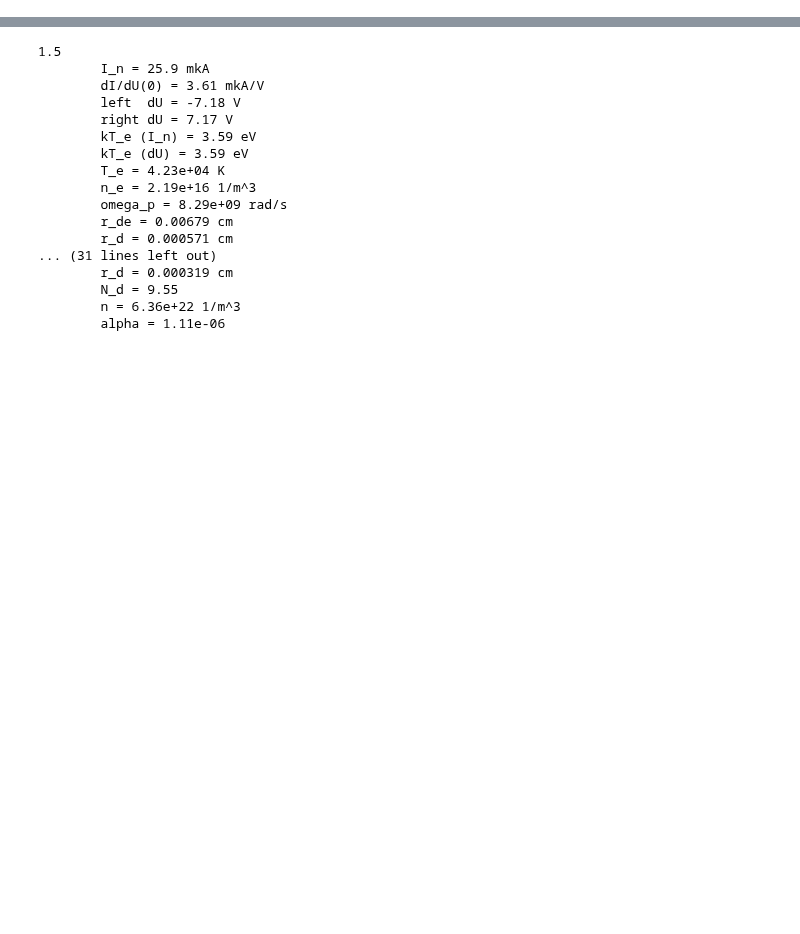
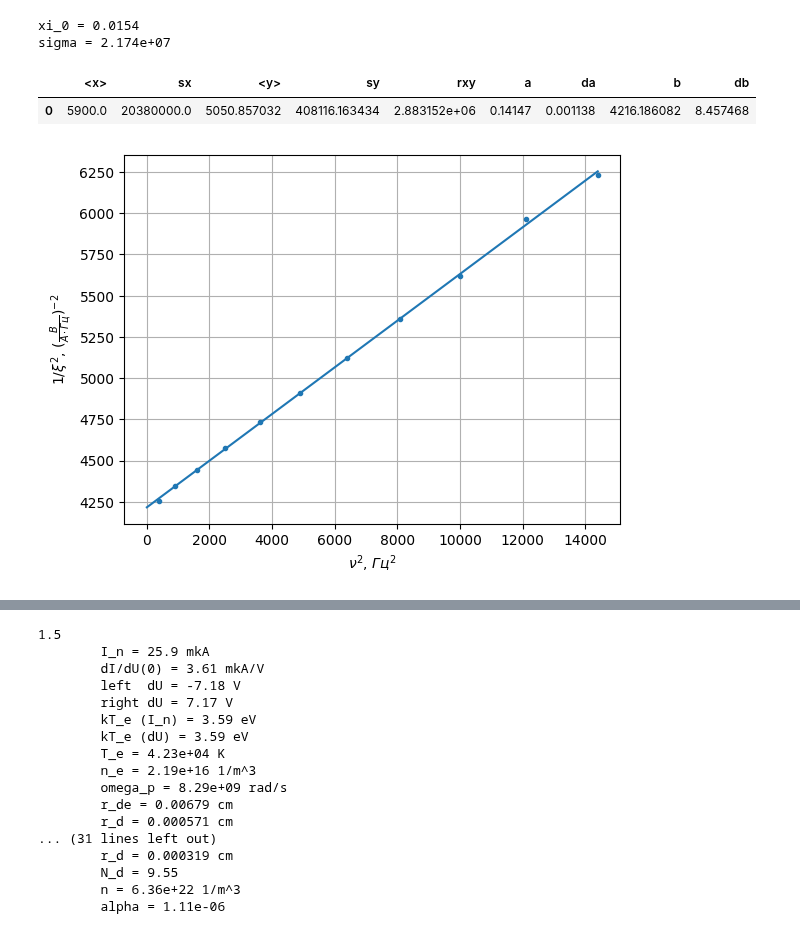
Before and after one commit to futherus/mipt_lab, a Jupyter notebook: 3.7.1/Simankovich_Maslov/371.ipynb, the cells around one changed output, grey strips where cells are left out. Drawn from its saved outputs; the diff is of its cells as text; code cells hidden in the pictures; blank space fills up the shorter version.

```diff
--- a/3.7.1/Simankovich_Maslov/371.ipynb
+++ b/3.7.1/Simankovich_Maslov/371.ipynb
@@ -38,3 +38,5 @@ class setup:
     dummy = 0
 
     Cu_sigma = 5 * 10**7 # Sm/m
+    h = 1.5 * 10**-3 # m
+    a = 45 * 10**-3 # m
@@ -79,0 +117,6 @@ data
+# %%
+data_low = data['Low freq'].dropna(how='all')
+
+xi = data_low['U'] / (data_low['nu'] * data_low['I'])
+data_low.insert(3, 'xi', xi)
+data_low
@@ -79,0 +136,31 @@ data
+# %%
+
+x = data_low['nu'] ** 2
+y = 1 / data_low['xi']**2
+
+mipt.plot(x, y, x_min=0)
+
+plt.xlabel(r"$\nu^2$, $Гц^2$")
+plt.ylabel(r"$1 / \xi^2$, $(\frac{В}{А \cdot Гц})^{-2}$")
+plt.grid(True)
+
+mnk_dat = mipt.mnk(x, y)
+
+xi_0 = 1 / (mnk_dat.get_data()['b'][0] ** 0.5)
+print("xi_0 = {:.4g}".format(xi_0))
+
+k = mnk_dat.get_data()['a'][0]
+
+sigma_low = k**0.5 * (2 * xi_0) / (setup.a * setup.h * consts.mu_0 * 2 * consts.pi)
+print("sigma = {:.4g}".format(sigma_low))
+
+# plt.legend()
+plt.savefig("gen/xi-2_nu2.pdf")
+
+mnk_dat.get_data()
+# %% [output]
+xi_0 = 0.0154
+sigma = 2.174e+07
+|  | <x> | sx | <y> | sy | rxy | a | da | b | db |
+| 0 | 5900.0 | 20380000.0 | 5050.857032 | 408116.163434 | 2.883152e+06 | 0.14147 | 0.001138 | 4216.186082 | 8.457468 |
+[figure, added]
```
Also changed, not shown: parts of 23 cells of this notebook, 5 other files.
